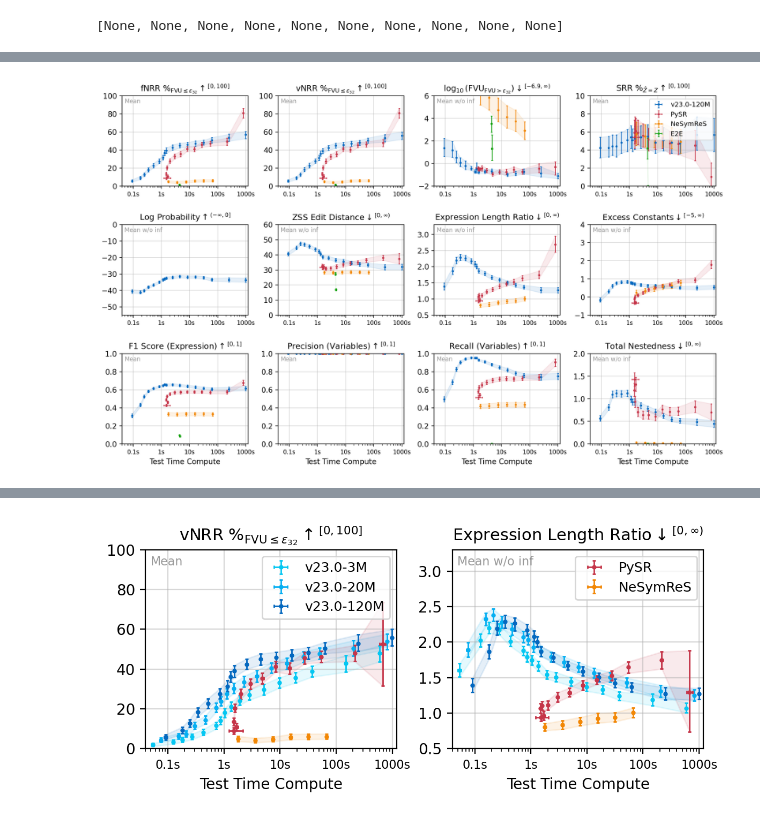
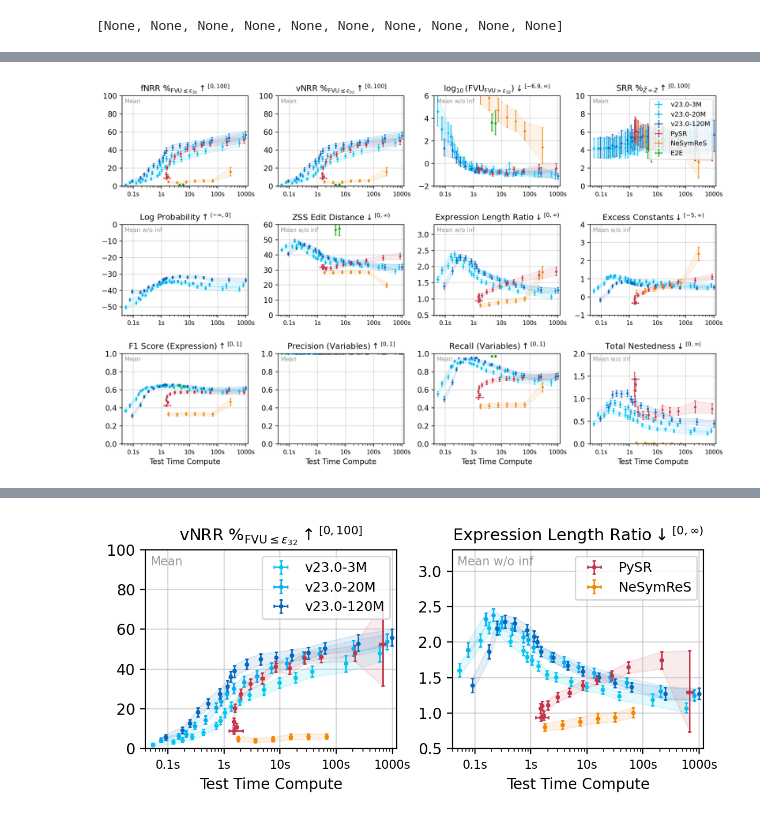
Before and after one commit to psaegert/flash-ansr, a Jupyter notebook: experimental/eval/test_time_compute_scaling.ipynb, the cells around one changed output, grey strips where cells are left out. Saved outputs shown, nothing was run; the diff lists cells and outputs as text; code cells hidden in the pictures.

```diff
--- a/experimental/eval/test_time_compute_scaling.ipynb
+++ b/experimental/eval/test_time_compute_scaling.ipynb
@@ -24,13 +24,13 @@ engine = SimpliPyEngine.load('dev_7-3', install=True)
 # %%
 # We will compare multiple series of experiments here, each model with different amounts of test time compute.
 results = {
-    # 'pysr': {'scaling_parameter': 'niter'},
-    # 'nesymres': {'scaling_parameter': 'beam_width'},
-    # # 'v23.0-3M': {'scaling_parameter': 'choices'},
-    # # 'v23.0-20M': {'scaling_parameter': 'choices'},
-    # 'v23.0-120M': {'scaling_parameter': 'choices'},
-    # # 'skeleton_pool': {'scaling_parameter': 'samples'},
-    # # 'brute_force': {'scaling_parameter': 'max_expressions'},
+    'pysr': {'scaling_parameter': 'niter'},
+    'nesymres': {'scaling_parameter': 'beam_width'},
+    'v23.0-3M': {'scaling_parameter': 'choices'},
+    'v23.0-20M': {'scaling_parameter': 'choices'},
+    'v23.0-120M': {'scaling_parameter': 'choices'},
+    # 'skeleton_pool': {'scaling_parameter': 'samples'},
+    # 'brute_force': {'scaling_parameter': 'max_expressions'},
     'e2e': {'scaling_parameter': 'candidates_per_bag'},
 }
 # %%
@@ -236,7 +256,20 @@ def rename_variables_pysr(skeleton, *args, **kwargs):
             renamed_skeleton.append(token)
     return renamed_skeleton
 
-for model_rename, rename_method in [('nesymres', rename_variables_nesymres), ('pysr', rename_variables_pysr)]:
+# For E2E, the variables are named as x_0, x_1, etc. We need to rename them back to x1, x2, ...
+def rename_variables_e2e(skeleton, *args, **kwargs):
+    if skeleton is None:
+        return None
+    renamed_skeleton = []
+    for token in skeleton:
+        if token.startswith('x_'):
+            index = int(token[2:]) + 1  # 'x_0' -> 'x1'
+            renamed_skeleton.append(f'x{index}')
+        else:
+            renamed_skeleton.append(token)
+    return renamed_skeleton
+
+for model_rename, rename_method in [('nesymres', rename_variables_nesymres), ('pysr', rename_variables_pysr), ('e2e', rename_variables_e2e)]:
     if not model_rename in results:
         continue
     for test_set in results[model_rename]['results'].keys():
@@ -452,7 +485,7 @@ def naninfmean(a):
 # results['v23.0-20M']['results']['v23_val'].keys()
 # %%
 first_model = list(results.keys())[0]
-gt_constants = results[first_model]['results']['fastsrb'][1]['n_constants']
+gt_constants = results[first_model]['results']['fastsrb'][4]['n_constants']
 max_gt_constants = max(gt_constants[np.isfinite(gt_constants)])
 
 metric_pairs = [
@@ -661,31 +694,31 @@ for ax_id, (ax, ((x_metric, x_label, x_statistic), (y_metric, y_label, y_statist
     ax.set_xscale('log')
     ax.set_xlim(0.04, 1200)
     ax.set_xticks([0.1, 1, 10, 100, 1000])
     ax.set_xticklabels(['0.1s', '1s', '10s', '100s', '1000s'], fontsize=x_ticks_fontsize)
 
     ax.grid(alpha=0.5)
 
 axes.flatten()[3].legend(fontsize=9)
 
 # flash = plt.imread(get_path('assets', 'flash.png'))
 # ax_image = fig.add_axes([0.157, 0.75, 0.05, 0.05], anchor='NE', zorder=10)
 # ax_image.imshow(flash)
 # ax_image.axis('off')
 
 
 for ax_id, ax in enumerate(axes.flatten()[len(metric_pairs):]):
     ax.axis('off')
 
     # Add an xlabel to the axis above
     if (ax_id + len(metric_pairs)) // COLS == ROWS - 1:
         axes.flatten()[len(metric_pairs) - COLS + (ax_id % COLS)].set_xlabel(x_label)
 
 fig.tight_layout(w_pad=0.5, h_pad=2)
 
 
 # fig.suptitle(f"Test Set: {test_set.title()}", fontsize=16)
 # fig.subplots_adjust(top=0.90)
 
 # plt.savefig(get_path('results', 'test_time_compute', create=True, filename=f'test_time_compute_{test_set}.svg'), dpi=200)
 # %% [output]
-[figure, old version]
+[figure, new version]
```
Also changed, not shown: parts of 4 cells of this notebook, 10 other files.
